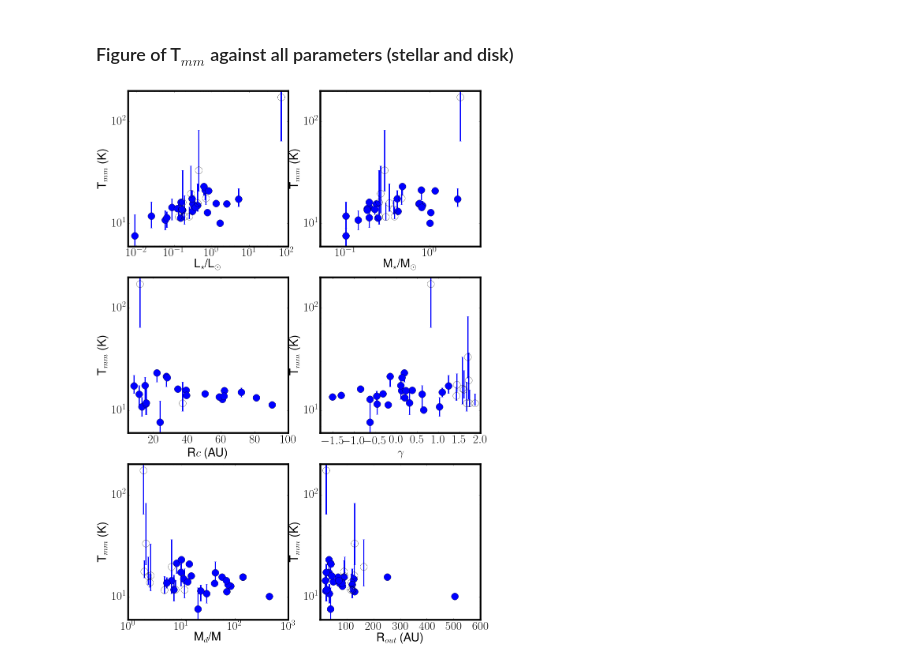
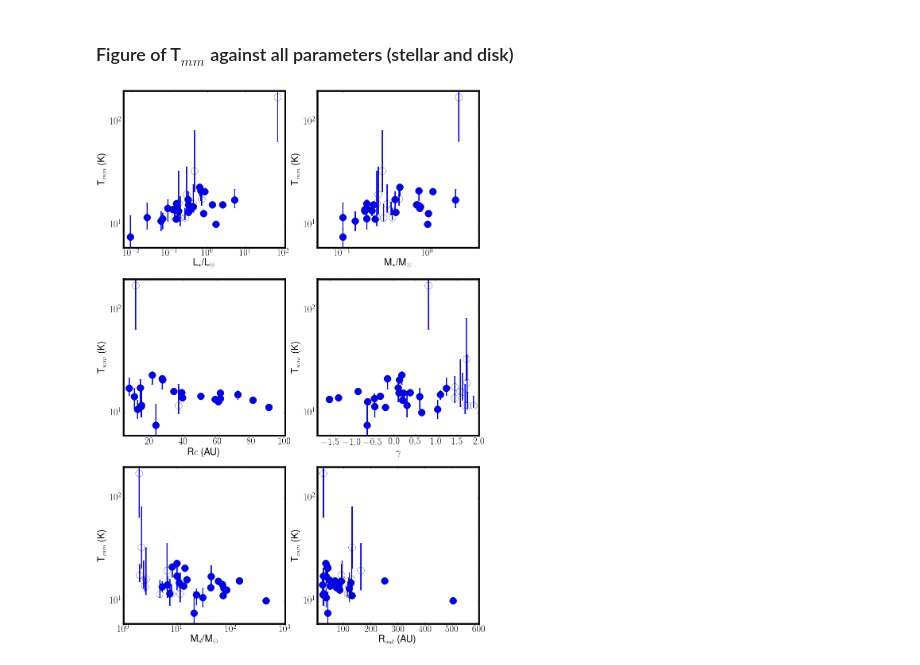
Before and after one commit to ltesti/DiskTemperature, a Jupyter notebook: TmmScaleFromDikFit.ipynb, the cells around one changed output. Cells and saved outputs as stored; diff of their text form; code cells hidden in the pictures.

Commit message:
Few plots added

```diff
--- a/TmmScaleFromDikFit.ipynb
+++ b/TmmScaleFromDikFit.ipynb
@@ -25,7 +25,7 @@ import my_tmm_classes as mytmm
 %matplotlib inline
 matplotlib.rcParams['axes.linewidth'] = 4.5
 matplotlib.rcParams['text.usetex'] = True
-matplotlib.rcParams['font.size'] = 30
+matplotlib.rcParams['font.size'] = 24
 
 #tm = aio.read('table_fits_results_g.txt')
 # %% [markdown]
@@ -44,17 +44,18 @@ Table of Disk observed and fitted properties, read from file table_fits_results_
 # %% [markdown]
 ### Figure of T$_{mm}$ against all parameters (stellar and disk)
 # %%
+reload(mytmm)
 
 trange = [6.,200.]
 #grange = [-2.,2.]
 #lrange = [0.05,110.]
 #msrange = [0.05,4.]
 #mdrange = [1.,1000.]
 rcrange = [5.,100.]
 #routrange = [2.,600.]
 
 lup2 = mytmm.DiskSample('table_fits_results_g.txt')
 fig, axf = lup2.do_6_par_plot(newfig=True, mytrange=trange, myrcrange=rcrange)
 #lup2.do_6_par_plot(ax=axf, newfig=False, mycolor='red', mysymbol='x')
 # %% [output]
-[figure, old version]
+[figure, new version]
```
Also changed, not shown: parts of 1 cell of this notebook, 1 other file.
